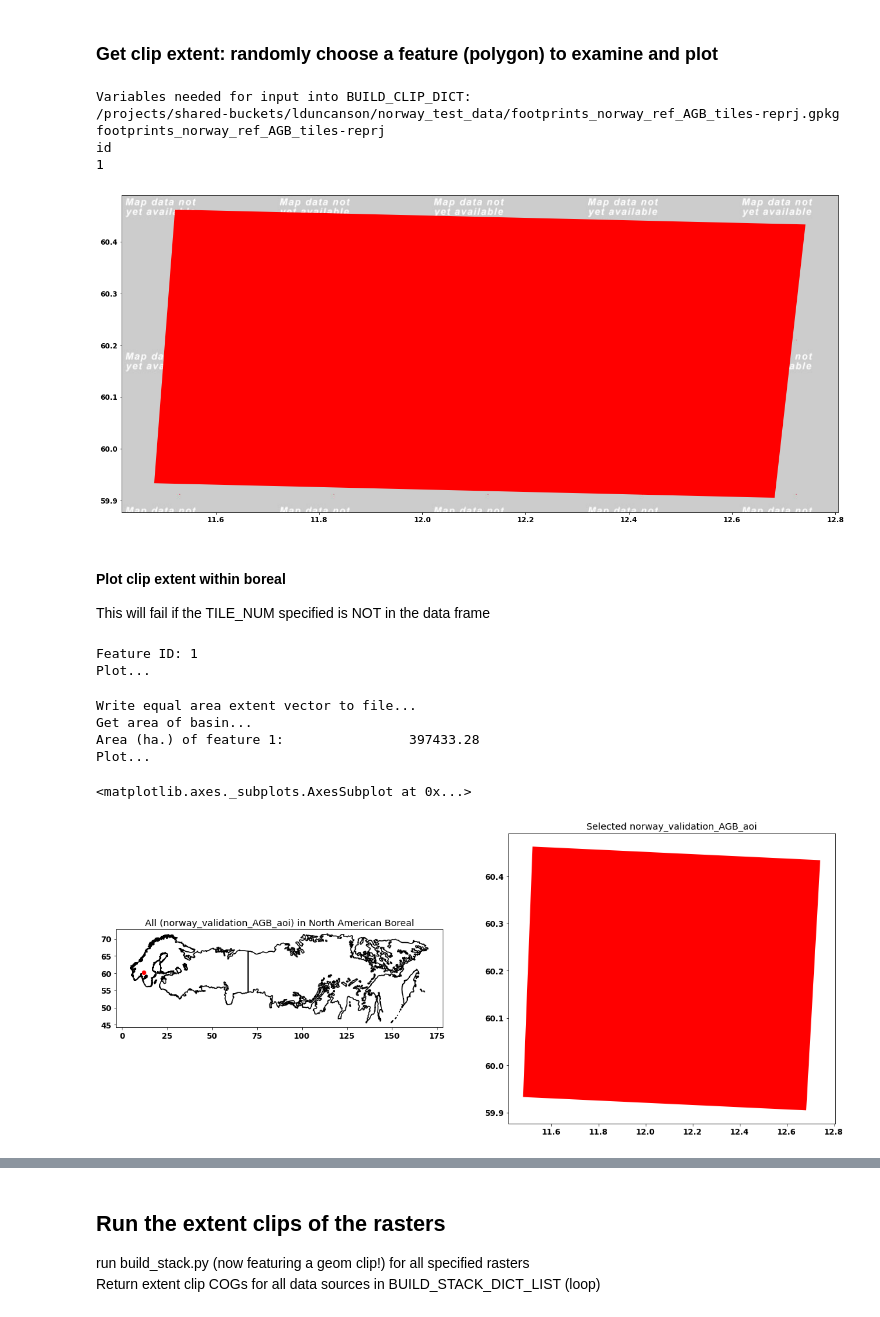
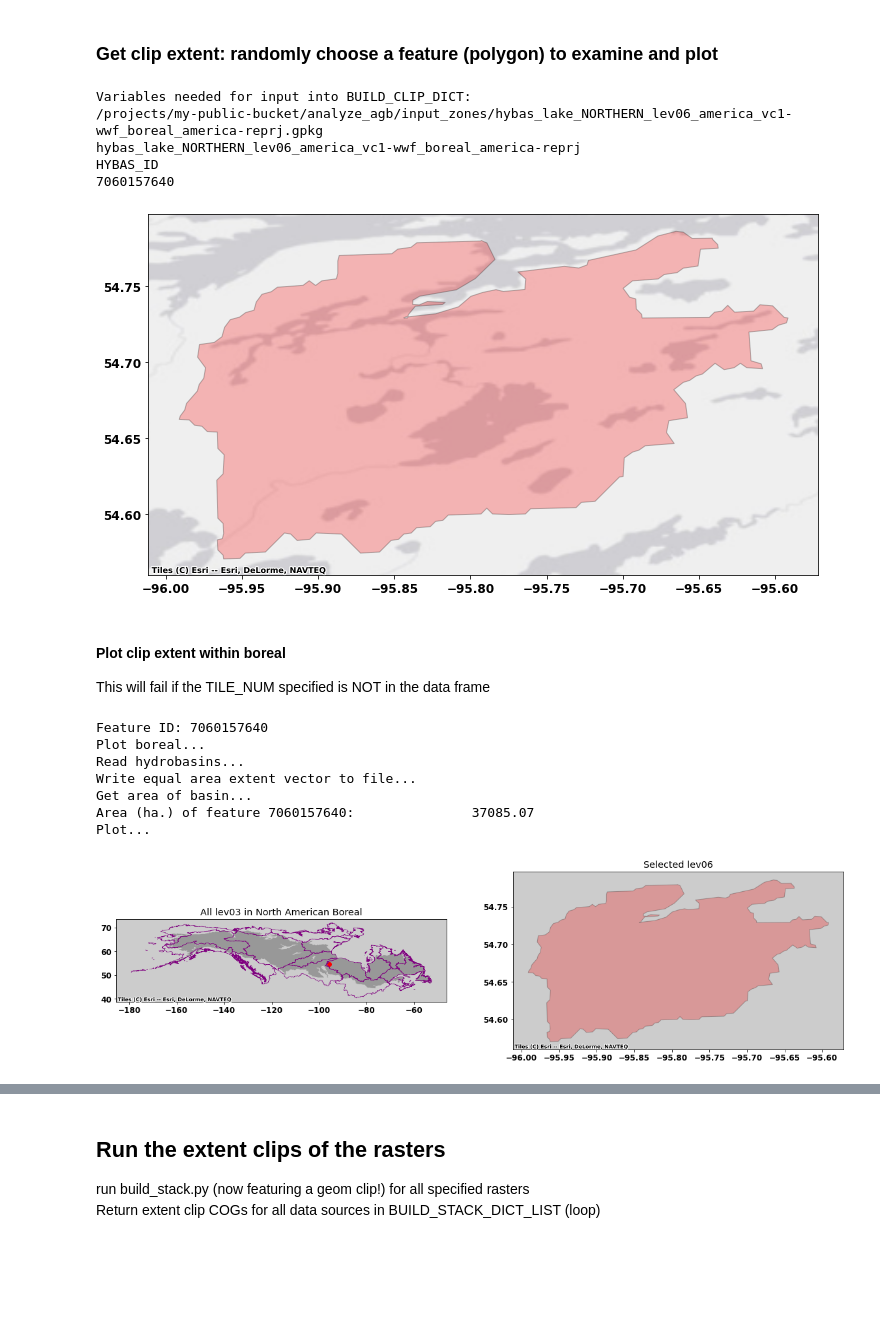
Before and after one commit to pahbs/maap_tools, a Jupyter notebook: notebooks/extent_stack.ipynb, the cells around one changed output, grey strips where cells are left out. Cells and saved outputs as stored; diff of their text form; code cells hidden in the pictures; blank space fills up the shorter version.

```diff
--- a/notebooks/extent_stack.ipynb
+++ b/notebooks/extent_stack.ipynb
@@ -144,6 +144,7 @@ boreal_gdf['dissolve_field'] = 'for intersect'
 # Do a dissolve so that there is only 1 polygon to intersect; .iloc[0]
 selector = covar_footprint_tiles.intersects(boreal_gdf.dissolve(by='dissolve_field').iloc[0].geometry)
 covar_footprint_tiles_subset = covar_footprint_tiles[selector]
-ax = covar_footprint_tiles_subset.boundary.plot(linewidth=0.25, color='green', figsize=(20,5))
-boreal_gdf.boundary.plot(color='black', ax=ax)
+ax = covar_footprint_tiles_subset.to_crs(3857).boundary.plot(linewidth=0.5, color='green', figsize=(20,5))
+ax = boreal_gdf.to_crs(3857).plot(alpha=0.25, color='black', ax=ax)
+ctx.add_basemap(ax, source = ctx.providers.Esri.WorldGrayCanvas)
 # %% [output]
@@ -152,7 +152,7 @@ boreal_gdf.boundary.plot(color='black', ax=ax)
 # %% [markdown]
 ### Subset covariate tiles by sub-domain (eg, NA boreal)
 # %%
-SUB_DOMAIN = 'eurasia'#'america' #eurasia
+SUB_DOMAIN = 'america' #eurasia
 
 tile_group_region_string = tile_group_region_string + '_' + SUB_DOMAIN
 
@@ -167,6 +167,7 @@ SUB_DOMAIN_selection_geometry = boreal_gdf.cx[xmin:xmax, ymin:ymax].iloc[0].geom
 selector = covar_footprint_tiles_subset.intersects(SUB_DOMAIN_selection_geometry)
 
 covar_footprint_tiles_subset = covar_footprint_tiles_subset[selector]
-ax = covar_footprint_tiles_subset.boundary.plot(linewidth=0.25, color='green', figsize=(20,5))
-boreal_gdf.boundary.plot(color='black', ax=ax)
+ax = covar_footprint_tiles_subset.to_crs(3857).boundary.plot(linewidth=0.5, color='green', figsize=(20,5))
+ax = boreal_gdf.cx[xmin:xmax, ymin:ymax].to_crs(3857).plot(alpha=0.25, color='black', ax=ax)
+ctx.add_basemap(ax, source = ctx.providers.Esri.WorldGrayCanvas)
 # %% [output]
@@ -274,6 +274,6 @@ CLIP_INDEX_DICT_LIST = [
 # %% [markdown]
 # Choose SPECIFIC dictionary with clip index vector (AOI) info
 # %%
-CLIP_INDEX_DICT = CLIP_INDEX_DICT_LIST[-1]
+CLIP_INDEX_DICT = CLIP_INDEX_DICT_LIST[0]
 CLIP_INDEX_DICT
 # %% [output]
@@ -389,58 +389,65 @@ print(TILE_NUM)
 
 # Some extents will be near the -180 line and cause the plotting chunk to fail when doing the area calc.
 # Try removing these polygons.
-ax = z[ z[CLIP_INDEX_DICT['ID_COL_NAME']]==TILE_NUM  ].plot(color='red')
-ctx.add_basemap(ax,  source="http://services.arcgisonline.com/ArcGIS/rest/services/Canvas/World_Light_Gray_Base/MapServer/tile/{z}/{y}/{x}")
+ax = z[ z[CLIP_INDEX_DICT['ID_COL_NAME']]==TILE_NUM  ].plot(color='red', alpha=0.25, ec='k', figsize=(12,8))
+ax = ctx.add_basemap(ax, crs=4326, source = ctx.providers.Esri.WorldGrayCanvas, zoom=10)
 BAD_TILE_LIST = [3540,3634,3728,3823,3916,4004]
 # %% [output]
 Variables needed for input into BUILD_CLIP_DICT:
-/projects/shared-buckets/lduncanson/norway_test_data/footprints_norway_ref_AGB_tiles-reprj.gpkg
-footprints_norway_ref_AGB_tiles-reprj
-id
-1
+/projects/my-public-bucket/analyze_agb/input_zones/hybas_lake_NORTHERN_lev06_america_vc1-wwf_boreal_america-reprj.gpkg
+hybas_lake_NORTHERN_lev06_america_vc1-wwf_boreal_america-reprj
+HYBAS_ID
+7060157640
-[figure, old version]
+[figure, new version]
 # %% [markdown]
 #### Plot clip extent within boreal
 This will fail if the TILE_NUM specified is NOT in the data frame
 # %%
 SHOW_FULL_EXTENT = False
 
 print(f'Feature ID: {TILE_NUM}')
 
-print('Plot...')
 f, (ax1, ax2) = plt.subplots(figsize=(20, 25), ncols=2, nrows=1)
-ax1.set_title(f"All ({CLIP_INDEX_DICT['ID_NAME']}) in North American Boreal")
+ALL_HYBAS_LEVEL = 'lev03'
+ax1.set_title(f"All {ALL_HYBAS_LEVEL} in North American Boreal")
 ax2.set_title(f"Selected {CLIP_INDEX_DICT['ID_NAME']}")
 
-hybas_border = gpd.read_file('/projects/my-public-bucket/analyze_agb/input_zones/hybas_lake_NORTHERN_lev03_vc1.gpkg', bbox=(xmin, ymin, xmax, ymax))
+print('Plot boreal...')
+boreal_gdf.cx[xmin:xmax, ymin:ymax].plot(linewidth=0.25, color='black', alpha=0.25, marker = '---', ax = ax1)
 
-hybas_border[hybas_border.intersects(SUB_DOMAIN_selection_geometry)].boundary.plot(linewidth=0.25, color='black', ax=ax1)
+print('Read hydrobasins...')
+# Read in hydrobasins in bbox
+hybas_border = gpd.read_file(f'/projects/my-public-bucket/analyze_agb/input_zones/hybas_lake_NORTHERN_{ALL_HYBAS_LEVEL}_vc1.gpkg', bbox=(xmin, ymin, xmax, ymax))
+# Clip hydrobasins to sub domain; plot
+hybas_border[hybas_border.intersects(SUB_DOMAIN_selection_geometry)].boundary.plot(linewidth=0.5, color='purple', ax = ax1)
 
 if SHOW_FULL_EXTENT:
     z.plot(color=None, linewidth=0.1, ax=ax1)
 else:
     z[( z[CLIP_INDEX_DICT['ID_COL_NAME']]==TILE_NUM) ].boundary.plot(color='red', linewidth=1, ax=ax1)
 
 print('Write equal area extent vector to file...')
 extent_gdf_fn = f"/projects/my-public-bucket/analyze_agb/output_mask_agb/extent_{TILE_NUM}_{CLIP_INDEX_DICT['ID_NAME']}.gpkg"
 EXTENT_gdf = z[( z[CLIP_INDEX_DICT['ID_COL_NAME']]==TILE_NUM) ].to_crs(boreal_tiles.crs)
 EXTENT_gdf.to_file(extent_gdf_fn, driver='GPKG')
 
 print('Get area of basin...')
 basin_area_ha = EXTENT_gdf.area.to_list()[0] / 1e4
 print(f"Area (ha.) of feature {TILE_NUM}:\t\t{round(basin_area_ha,2)}")
 
 print('Plot...')
-z[z[CLIP_INDEX_DICT['ID_COL_NAME']]==TILE_NUM].to_crs(boreal_tiles.crs).centroid.to_crs(4326).plot(color='red', ax=ax1)
-z[z[CLIP_INDEX_DICT['ID_COL_NAME']]==TILE_NUM].to_crs(boreal_tiles.crs).to_crs(4326).plot(color='red', ax=ax2)
-boreal_gdf.cx[xmin:xmax, ymin:ymax].boundary.plot(color='black', marker = '---', ax=ax1)
+z[z[CLIP_INDEX_DICT['ID_COL_NAME']]==TILE_NUM].to_crs(boreal_tiles.crs).centroid.to_crs(4326).plot(color='red', ax = ax1)
+z[z[CLIP_INDEX_DICT['ID_COL_NAME']]==TILE_NUM].to_crs(boreal_tiles.crs).to_crs(4326).plot(color='red', alpha=0.25, ec='k', ax = ax2)
+
+ax1 = ctx.add_basemap(ax1, source = ctx.providers.Esri.WorldGrayCanvas)
+ax2 = ctx.add_basemap(ax2, source = ctx.providers.Esri.WorldGrayCanvas)
 # %% [output]
-Feature ID: 1
+Feature ID: 7060157640
+Plot boreal...
+Read hydrobasins...
+Write equal area extent vector to file...
+Get area of basin...
+Area (ha.) of feature 7060157640:               37085.07
 Plot...
-Write equal area extent vector to file...
-Get area of basin...
-Area (ha.) of feature 1:                397433.28
-Plot...
-<matplotlib.axes._subplots.AxesSubplot at 0x...>
-[figure, old version]
+[figure, new version]
 # %% [markdown]
```
Also changed, not shown: parts of 16 cells of this notebook, 1 other file.
